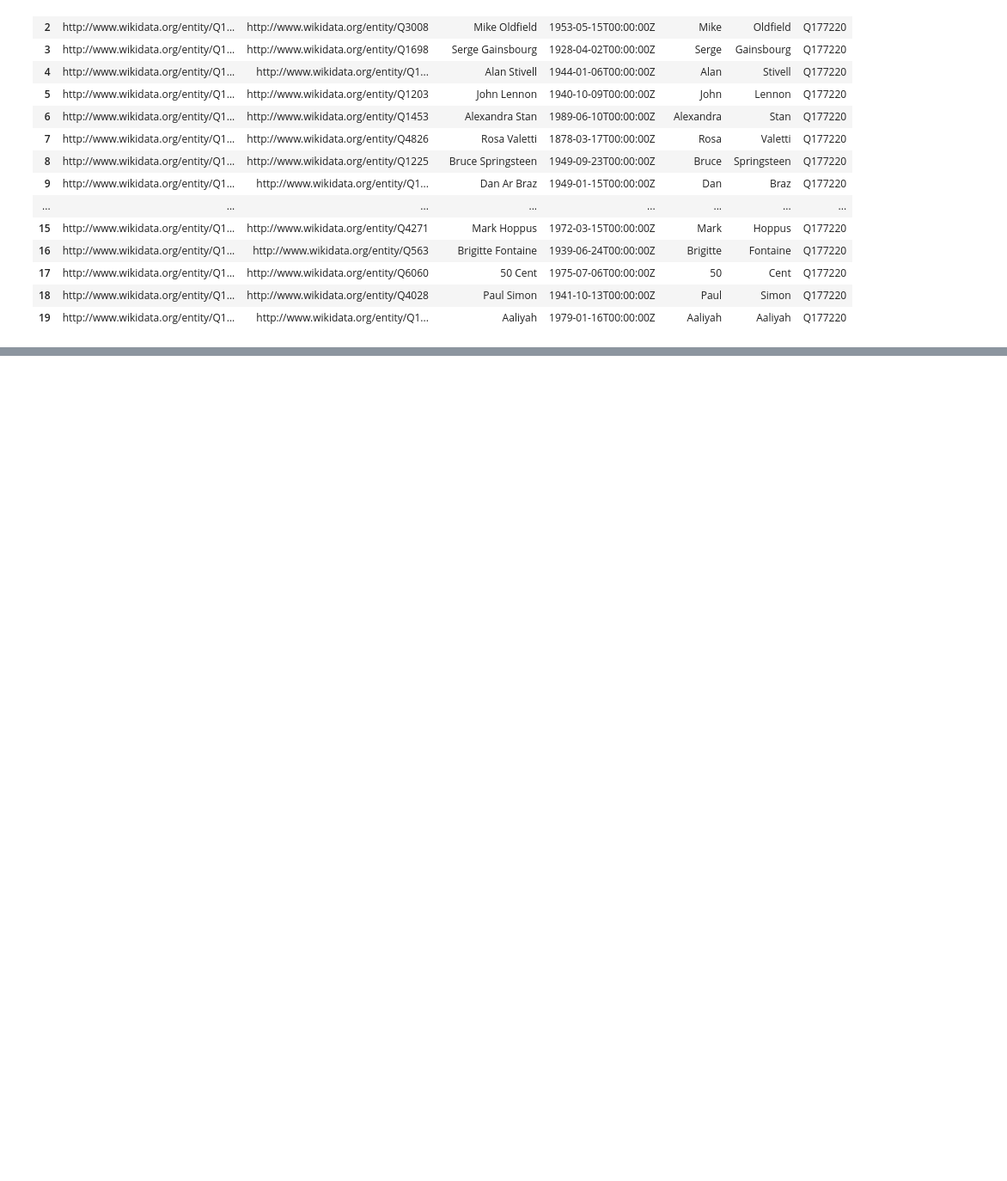
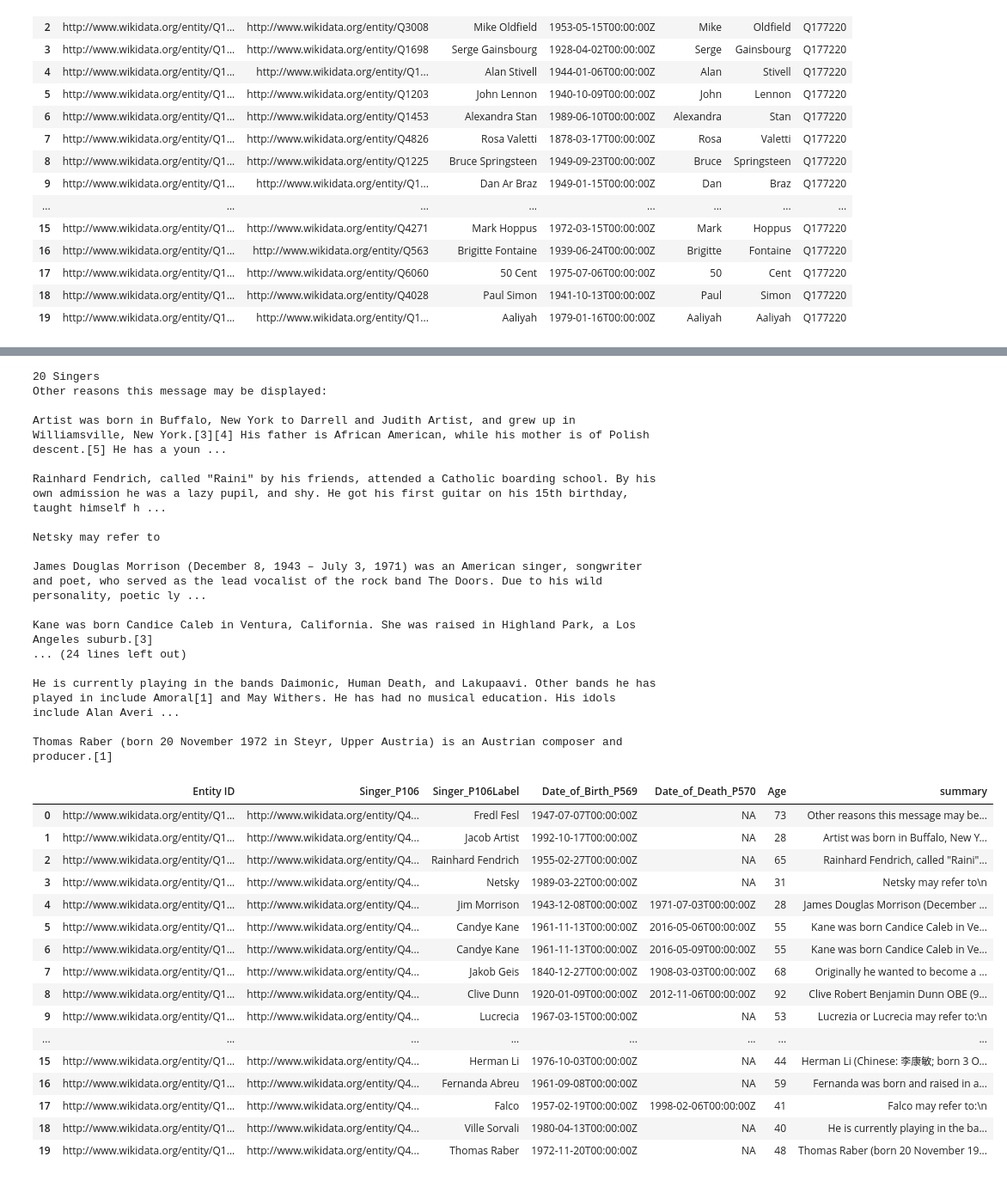
Before and after one commit to mikecafarella/KNP, a Jupyter notebook: index.ipynb, the cells around one changed output, grey strips where cells are left out. Shown at 86% size. Cells and saved outputs as stored; diff of their text form; code cells hidden in the pictures; blank space fills up the shorter version.

```diff
--- a/index.ipynb
+++ b/index.ipynb
@@ -546,0 +569,75 @@ r.df
+# %%
+import requests
+from bs4 import BeautifulSoup
+print("20 Singers")
+r = createRelation("Q177220")
+r.extend("P106", True, "Singer", limit=20,label=True)
+r.changeFocus("Singer_P106")
+r.extend("P569", False, "Date_of_Birth")
+r.extend("P570", False, "Date_of_Death")
+r.query()
+
+def age_cal(birth, death):
+    if birth == 'NA':
+        return 'NA'
+    if death == 'NA':
+        date_time_obj = datetime.datetime.strptime(birth[:4], '%Y')
+        return datetime.datetime.now().year - date_time_obj.year
+    else:
+        return datetime.datetime.strptime(death[:4], '%Y').year - datetime.datetime.strptime(birth[:4], '%Y').year
+
+def textual_summary(x):
+    url = 'https://en.wikipedia.org/wiki/'
+    for word in x.split(' '):
+        url += (word + '_')
+    url = url[:-1]
+    s = requests.session()
+    r = s.get(url)
+    soup = BeautifulSoup(r.content, 'html.parser')
+    results = soup.find(id='bodyContent')
+    results = results.find(id='mw-content-text')
+    results = results.find_all('p')
+    if len(results) > 1:
+        return results[1].text
+    return results[0].text
+
+r.extendWithFunction(['Date_of_Birth_P569','Date_of_Death_P570'], 'F3','Age')
+r.extendWithFunction('Singer_P106Label',textual_summary,'summary')
+for index, row in r.df.iterrows():
+    print(row['summary'])
+r.df
+# %% [output]
+20 Singers
+Other reasons this message may be displayed:
+
+Artist was born in Buffalo, New York to Darrell and Judith Artist, and grew up in Williamsville, New York.[3][4] His father is African American, while his mother is of Polish descent.[5] He has a youn ...
+
+Rainhard Fendrich, called "Raini" by his friends, attended a Catholic boarding school. By his own admission he was a lazy pupil, and shy. He got his first guitar on his 15th birthday, taught himself h ...
+
+Netsky may refer to
+
+James Douglas Morrison (December 8, 1943 – July 3, 1971) was an American singer, songwriter and poet, who served as the lead vocalist of the rock band The Doors. Due to his wild personality, poetic ly ...
+
+Kane was born Candice Caleb in Ventura, California. She was raised in Highland Park, a Los Angeles suburb.[3]
+... (24 lines left out)
+
+He is currently playing in the bands Daimonic, Human Death, and Lakupaavi. Other bands he has played in include Amoral[1] and May Withers. He has had no musical education. His idols include Alan Averi ...
+
+Thomas Raber (born 20 November 1972 in Steyr, Upper Austria) is an Austrian composer and producer.[1]
+|  | Entity ID | Singer_P106 | Singer_P106Label | Date_of_Birth_P569 | Date_of_Death_P570 | Age | summary |
+| 0 | http://www.wikidata.org/entity/Q1... | http://www.wikidata.org/entity/Q4... | Fredl Fesl | 1947-07-07T00:00:00Z | NA | 73 | Other reasons this message may be... |
+| 1 | http://www.wikidata.org/entity/Q1... | http://www.wikidata.org/entity/Q4... | Jacob Artist | 1992-10-17T00:00:00Z | NA | 28 | Artist was born in Buffalo, New Y... |
+| 2 | http://www.wikidata.org/entity/Q1... | http://www.wikidata.org/entity/Q4... | Rainhard Fendrich | 1955-02-27T00:00:00Z | NA | 65 | Rainhard Fendrich, called "Raini"... |
+| 3 | http://www.wikidata.org/entity/Q1... | http://www.wikidata.org/entity/Q4... | Netsky | 1989-03-22T00:00:00Z | NA | 31 | Netsky may refer to\n |
+| 4 | http://www.wikidata.org/entity/Q1... | http://www.wikidata.org/entity/Q4... | Jim Morrison | 1943-12-08T00:00:00Z | 1971-07-03T00:00:00Z | 28 | James Douglas Morrison (December ... |
+| 5 | http://www.wikidata.org/entity/Q1... | http://www.wikidata.org/entity/Q4... | Candye Kane | 1961-11-13T00:00:00Z | 2016-05-06T00:00:00Z | 55 | Kane was born Candice Caleb in Ve... |
+| 6 | http://www.wikidata.org/entity/Q1... | http://www.wikidata.org/entity/Q4... | Candye Kane | 1961-11-13T00:00:00Z | 2016-05-09T00:00:00Z | 55 | Kane was born Candice Caleb in Ve... |
+| 7 | http://www.wikidata.org/entity/Q1... | http://www.wikidata.org/entity/Q4... | Jakob Geis | 1840-12-27T00:00:00Z | 1908-03-03T00:00:00Z | 68 | Originally he wanted to become a ... |
+| 8 | http://www.wikidata.org/entity/Q1... | http://www.wikidata.org/entity/Q4... | Clive Dunn | 1920-01-09T00:00:00Z | 2012-11-06T00:00:00Z | 92 | Clive Robert Benjamin Dunn OBE (9... |
+| 9 | http://www.wikidata.org/entity/Q1... | http://www.wikidata.org/entity/Q4... | Lucrecia | 1967-03-15T00:00:00Z | NA | 53 | Lucrezia or Lucrecia may refer to:\n |
+| ... | ... | ... | ... | ... | ... | ... | ... |
+| 15 | http://www.wikidata.org/entity/Q1... | http://www.wikidata.org/entity/Q4... | Herman Li | 1976-10-03T00:00:00Z | NA | 44 | Herman Li (Chinese: 李康敏; born 3 O... |
+| 16 | http://www.wikidata.org/entity/Q1... | http://www.wikidata.org/entity/Q4... | Fernanda Abreu | 1961-09-08T00:00:00Z | NA | 59 | Fernanda was born and raised in a... |
+| 17 | http://www.wikidata.org/entity/Q1... | http://www.wikidata.org/entity/Q4... | Falco | 1957-02-19T00:00:00Z | 1998-02-06T00:00:00Z | 41 | Falco may refer to:\n |
+| 18 | http://www.wikidata.org/entity/Q1... | http://www.wikidata.org/entity/Q4... | Ville Sorvali | 1980-04-13T00:00:00Z | NA | 40 | He is currently playing in the ba... |
+| 19 | http://www.wikidata.org/entity/Q1... | http://www.wikidata.org/entity/Q4... | Thomas Raber | 1972-11-20T00:00:00Z | NA | 48 | Thomas Raber (born 20 November 19... |
```
Also changed, not shown: parts of 16 cells of this notebook, 1 other file.
